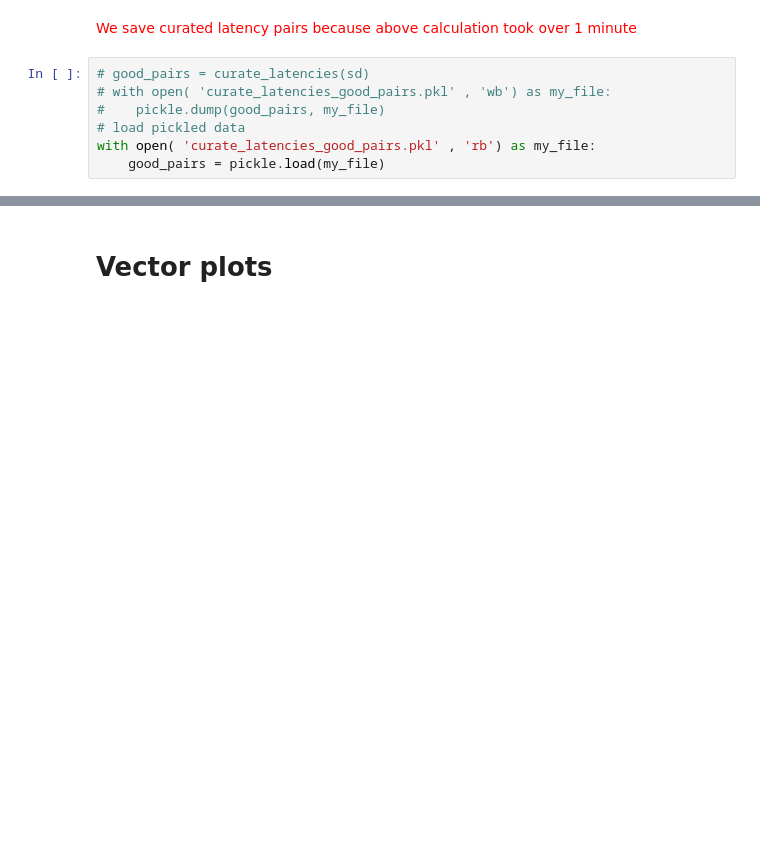
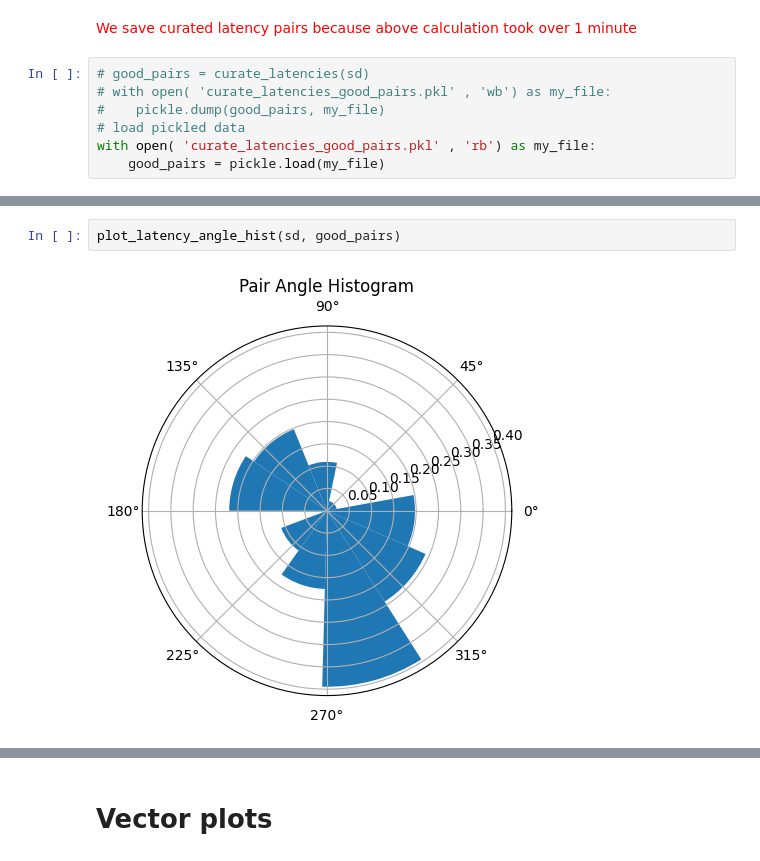
Before and after one commit to braingeneers/midbrain_parkinsons, a Jupyter notebook: tutorials/experiments/ca1/hc328/no_drug/hc328_no_drug_latencies.ipynb, the cells around one changed output, grey strips where cells are left out. Cells and saved outputs as stored; diff of their text form; blank space fills up the shorter version.

Commit message:
created angle plot

```diff
--- a/tutorials/experiments/ca1/hc328/no_drug/hc328_no_drug_latencies.ipynb
+++ b/tutorials/experiments/ca1/hc328/no_drug/hc328_no_drug_latencies.ipynb
@@ -26,3 +27,7 @@ plot_latency_pair_hist(sd, good_pairs)
 372 um -- average pair distance
 375 um -- average latency distance
 [figure]
+# %%
+plot_latency_angle_hist(sd, good_pairs)
+# %% [output]
+[figure, added]
```
Also changed, not shown: parts of 4 cells of this notebook, 8 other files.
